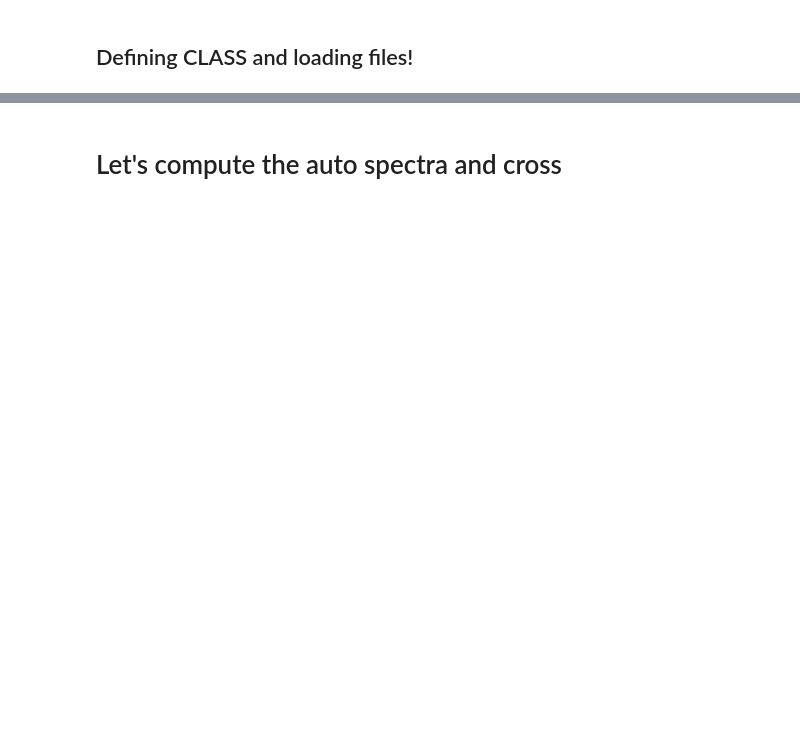
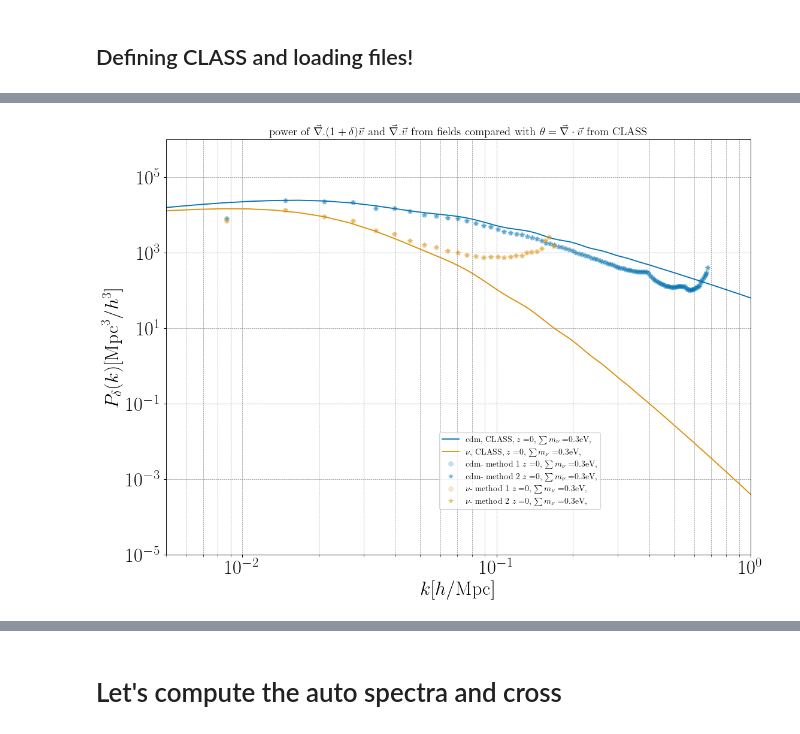
Before and after one commit to FarbodHassani/nu_snapshot_analysis, a Jupyter notebook: Cross_spectra_test_explicit.ipynb, the cells around one changed output, grey strips where cells are left out. Saved outputs shown, nothing was run; the diff lists cells and outputs as text; code cells hidden in the pictures; blank space fills up the shorter version.

Commit message:
Some changes for the cross spectra and bulk computations!

```diff
--- a/Cross_spectra_test_explicit.ipynb
+++ b/Cross_spectra_test_explicit.ipynb
@@ -40,0 +32,18 @@ import matplotlib.pyplot as plt
+# %%
+def nested_dict(n, type):
+    if n==1:
+        defaultdict(type)
+    else:
+        return defaultdict(lambda: nested_dict(n-1, type))
+
+data = nested_dict(6, list);
+
+
+redshifts_class = [1000, 100, 50, 30,20, 10, 9, 8, 7, 6 , 5, 4, 3, 2.5, 2, 1.5, 1, 0.9, 0.8, 0.7, 0.6, 0.5, 0.4, 0.3, 0.2, 0.1, 0.05, 0.02, 0.01, 0.005, 0.001, 0.0001, 0]
+
+sims = ["0.0ev", "0.15ev", "0.3ev", "0.6ev", "0.9ev"]
+for z in redshifts_class:
+    for sim in sims:
+        z_index = redshifts_class.index(z)
+        # print(sim[:-2])
+        data['tk']['class'][sim][z] = np.loadtxt("./../..//runs_class/Runs_class_all/output_"+str(sim[:-2])+"/z"+str(z_index+1)+"_tk.dat")
@@ -47,0 +528,66 @@ data2 = load("./../Run_Bulk_velocities_CIC/L_1024_Ngrid_2048/0.3ev///cdm/output/
+# %%
+from matplotlib.lines import Line2D
+import seaborn as sns
+
+Colors = sns.color_palette("colorblind", 12).as_hex()
+plt.rc('text', usetex=True)
+font = {'family': 'normal',
+        'weight': 'bold',
+        'size': 26}
+plt.rc('font', **font)
+
+markersize = 7; alpha_num = 1;
+fig, (ax1) = plt.subplots(1, 1, figsize=(14, 10), dpi=90, sharex=True)
+plt.subplots_adjust(hspace=0.05)
+
+h = 0.67
+n_s = 0.9619;
+k_p = 0.05/h;
+h = 0.67
+A_s = 2.215e-9
+
+z=0
+sim="0.3ev"
+l=0
+data_class = data['tk']['class'][sim][z]
+dk_cdm = data_class[:,3]
+dk_nu = data_class[:,4]
+k_c = data_class[:,0]
+normalization =  A_s * (k_c/k_p)**(n_s-1.) * (2.* np.pi**2)/k_c**3
+p_cdm_class = dk_cdm* dk_cdm * normalization
+p_nu_class = dk_nu* dk_nu * normalization
+ax1.plot(k_c, p_cdm_class, "-", color= Colors[l], label=r"${\rm cdm} $, CLASS, $z=$"+str(z)+r", $\sum m_{\nu}=$"+str(sim[:-2])+"eV, ")
+ax1.plot(k_c, p_nu_class, "-", color= Colors[l+1], label=r"$\nu$, CLASS, $z=$"+str(z)+r", $\sum m_{\nu}=$"+str(sim[:-2])+"eV, ")
+
+ax1.plot(k_den_1, Pk0_den_1, "o", color= Colors[l], label=r"cdm- method 1 $z=$"+str(z)+r", $\sum m_{\nu}=$"+str(sim[:-2])+"eV, ", alpha=0.2)
+ax1.plot(k_11, Pk_dd0_11, "*", color= Colors[l], label=r"cdm- method 2 $z=$"+str(z)+r", $\sum m_{\nu}=$"+str(sim[:-2])+"eV, ", alpha=0.4)
+
+ax1.plot(k_den_2, Pk0_den_2, "o", color= Colors[l+1], label=r"$\nu$- method 1 $z=$"+str(z)+r", $\sum m_{\nu}=$"+str(sim[:-2])+"eV, ", alpha=0.2)
+ax1.plot(k_21, Pk_dd0_21, "*", color= Colors[l+1], label=r"$\nu$- method 2 $z=$"+str(z)+r", $\sum m_{\nu}=$"+str(sim[:-2])+"eV, ", alpha=0.4)
+# ax1.plot(k_12, Pk_22 * coeff, "o", color= Colors[l+1], label=rf"{field2} $\times$ {field2}"+r", from cross spectra, momentum, $z=$"+str(z)+r", $\sum m_{\nu}=$"+str(sim[:-2])+"eV, "+"ngrid="+str(ngrid)+", "+config_sim_print[specs.index(spec)], alpha=alpha_num )
+# ax1.plot(k_12, Pk_12 * coeff, "s", color= Colors[l+3],label=rf"{field1} $\times$ {field2}"+r", from cross spectra, momentum, $z=$"+str(z)+r", $\sum m_{\nu}=$"+str(sim[:-2])+"eV, "+"ngrid="+str(ngrid)+", "+config_sim_print[specs.index(spec)], alpha=alpha_num )
+
+# ax1.plot(k, k, Pk_theta * coeff, "*", color= Colors[l+4], label=rf"{field1} $\times$ {field1}"+r", from auto spectra, momentum, $z=$"+str(z)+r", $\sum m_{\nu}=$"+str(sim[:-2])+"eV, "+"ngrid="+str(ngrid)+", "+config_sim_print[specs.index(spec)], alpha=alpha_num )
+# ax1.plot(k, Pk_theta * coeff, "*", color= Colors[l+4], label=rf"{field1} $\times$ {field1}"+r", from auto spectra, momentum, $z=$"+str(z)+r", $\sum m_{\nu}=$"+str(sim[:-2])+"eV, "+"ngrid="+str(ngrid)+", "+config_sim_print[specs.index(spec)], alpha=alpha_num )
+
+# ax1.plot(k, Pk_tt0 * coeff, "*", color= Colors[l+4], label=rf"{field1} $\times$ {field1}"+r", from auto spectra, momentum, $z=$"+str(z)+r", $\sum m_{\nu}=$"+str(sim[:-2])+"eV, "+"ngrid="+str(ngrid)+", "+config_sim_print[specs.index(spec)], alpha=alpha_num )
+# ax1.plot(k_2, Pk_tt0_2 * coeff, "*", color= Colors[l+5], label=rf"{field2} $\times$ {field2}"+r", from auto spectra, momentum, $z=$"+str(z)+r", $\sum m_{\nu}=$"+str(sim[:-2])+"eV, "+"ngrid="+str(ngrid)+", "+config_sim_print[specs.index(spec)], alpha=alpha_num )
+
+ax1.set_xlabel(r'$k [h/{\rm Mpc}]$ ')
+ax1.set_ylabel(r'$P_{\delta}(k) [{\rm Mpc}^3/h^3]$')
+# ax1.legend()
+# ax1.set_title(r"$M_h \ge \,$" + Mass_cut[5:6]+ r" $\times 10^{" + Mass_cut[10:] + r" } \, M_{\odot}$, " +", $n_h=$"+str(num_halos), fontsize=15)
+
+ax1.set_title(r"power of $\vec \nabla . (1+\delta) \vec v$ and $\vec \nabla . \vec v$ from fields compared with $\theta = \vec \nabla \cdot \vec v$ from CLASS", fontsize=15)
+ax1.set_ylim(1.e-5, 1.e6)
+ax1.set_xlim((5.e-3, 1))
+ax1.set_xscale('log')
+ax1.set_yscale('log')
+ax1.grid(True)  # Add grid lines with default settings
+ax1_legend = ax1.legend(loc='lower right', bbox_to_anchor=(0.75, 0.1), frameon=True, fontsize= 11)
+# Optional: Customize grid appearance
+ax1.grid(which='both', color='gray', linestyle='--', linewidth=0.5)  # Customize grid lines
+
+plt.show()
+# %% [output]
+[figure, added]
```
Also changed, not shown: parts of 22 cells of this notebook, 8 other files.
